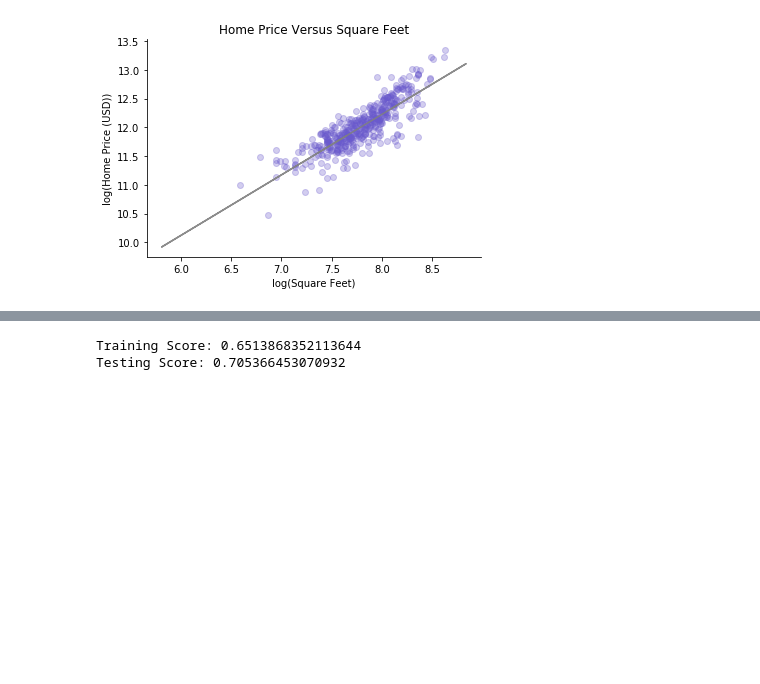
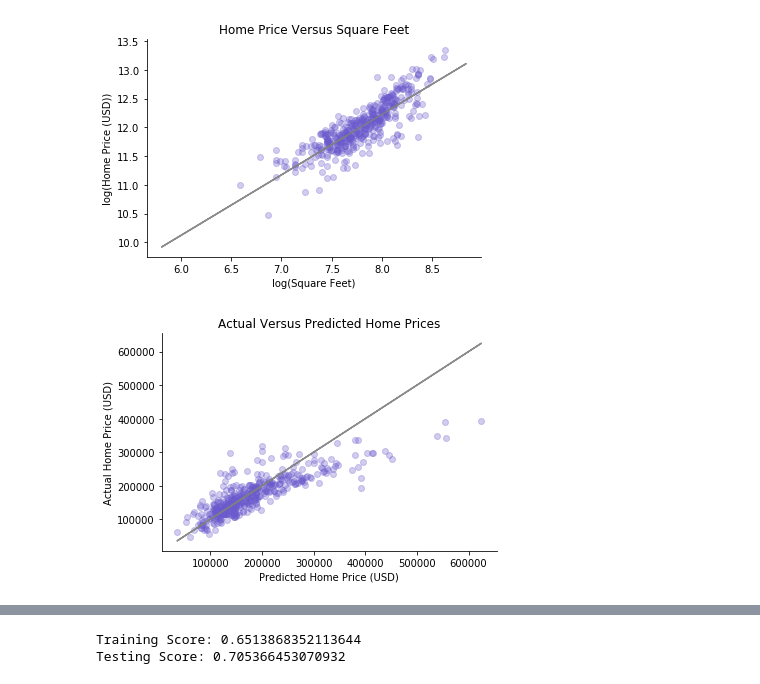
Before and after one commit to mileslucey/housing_prices_predictor, a Jupyter notebook: 04-single_variable_regression.ipynb, the cells around one changed output, grey strips where cells are left out. Saved outputs shown, nothing was run; the diff lists cells and outputs as text; code cells hidden in the pictures; blank space fills up the shorter version.

```diff
--- a/04-single_variable_regression.ipynb
+++ b/04-single_variable_regression.ipynb
@@ -298,4 +333,24 @@ sns.despine()
 plt.show()
 # %% [output]
 [figure]
+# %%
+# Visualizing the actual versus predicted values
+
+# Scatter plot of the predicted and actual values
+plt.scatter(np.exp(y_test), np.exp(y_pred), color = "slateblue", alpha=0.3)
+
+# Line plot of the actual values
+plt.plot(np.exp(y_test), np.exp(y_test), color = "grey", alpha=0.9)
+
+# Add titles and labels
+plt.title("Actual Versus Predicted Home Prices")
+plt.xlabel("Predicted Home Price (USD)")
+plt.ylabel("Actual Home Price (USD)")
+plt.grid(False)
+sns.despine()
+
+# Specifies that it's the end of the graph and that we're ready to plot it
+plt.show()
+# %% [output]
+[figure, added]
 # %%
```
Also changed, not shown: parts of 26 cells of this notebook, 2 other files.
